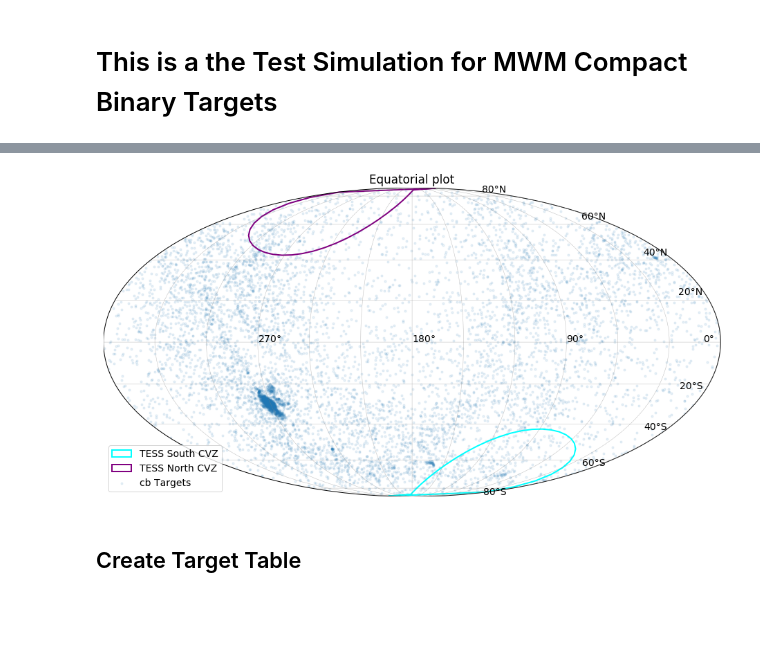
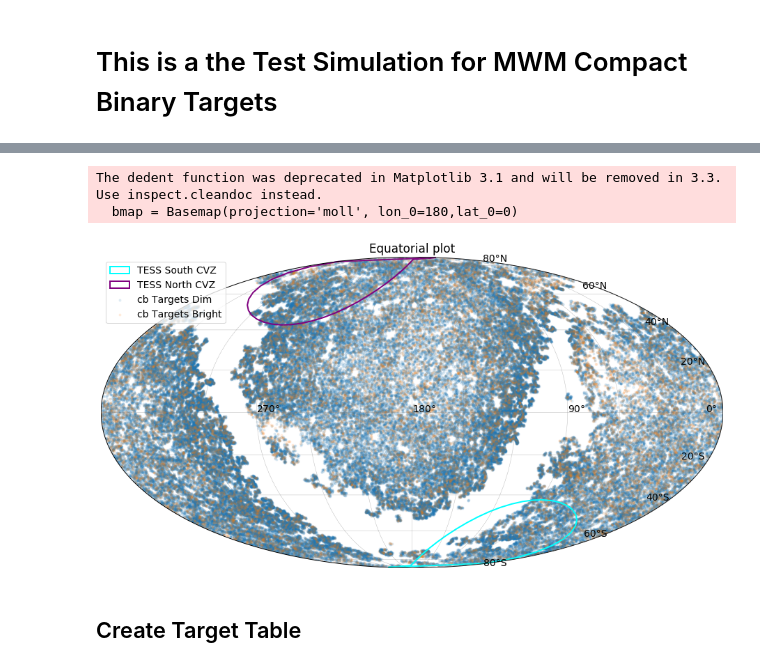
Before and after one commit to William-Zhang-R/SDSS-V-SimTargets, a Jupyter notebook: allsky/CB Targets.ipynb, the cells around one changed output, grey strips where cells are left out. Drawn from its saved outputs; the diff is of its cells as text; code cells hidden in the pictures; blank space fills up the shorter version.

Commit message:
First Addition of Gamma Sims Targets

```diff
--- a/allsky/CB Targets.ipynb
+++ b/allsky/CB Targets.ipynb
@@ -11,5 +17,5 @@ from astropy.coordinates import Galactic,FK5,BarycentricTrueEcliptic
 # %%
-ver = 'beta-0'
-cb_tab = Table.read('workspace/target_files/CB/{}/mwm_cb_3x1.csv'.format(ver))
+ver = 'gamma-0'
+cb_tab = Table.read('workspace/target_files/CB/{}/wdbinaries_allsky_sdssv_v0.fits'.format(ver))
 cb_tab
 # %% [output]
@@ -34,0 +46,3 @@ Table length=8534
+# %%
+cb_bright_tab = cb_tab[(cb_tab['Hmag'] > 7) & (cb_tab['Hmag'] < 11)]
+cb_bright_tab
@@ -34,0 +70,3 @@ Table length=8534
+# %%
+cb_dim_tab = cb_tab[cb_tab['Hmag'] >= 11]
+cb_dim_tab
@@ -35,14 +94,18 @@ Table length=8534
 # %%
 plt.rcParams.update({'font.size': 14})
 (fig,bmap) = testfield_fk5()
 #Plot cb Targets
-xcb,ycb = bmap(cb_tab['ra'],cb_tab['dec'])
-bmap.scatter(xcb,ycb,marker='.',label='cb Targets',alpha=0.1)
+xcb,ycb = bmap(cb_dim_tab['ra'],cb_dim_tab['dec'])
+bmap.scatter(xcb,ycb,marker='.',label='cb Targets Dim',alpha=0.1)
+xcb,ycb = bmap(cb_bright_tab['ra'],cb_bright_tab['dec'])
+bmap.scatter(xcb,ycb,marker='.',label='cb Targets Bright',alpha=0.1)
 plt.title("Equatorial plot")
 plt.legend()
 plt.show()
 # %% [output]
+The dedent function was deprecated in Matplotlib 3.1 and will be removed in 3.3. Use inspect.cleandoc instead.
+  bmap = Basemap(projection='moll', lon_0=180,lat_0=0)
-[figure, old version]
+[figure, new version]
 # %% [markdown]
 ## Create Target Table
 # %%
```
Also changed, not shown: parts of 13 cells of this notebook, 11 other files.
